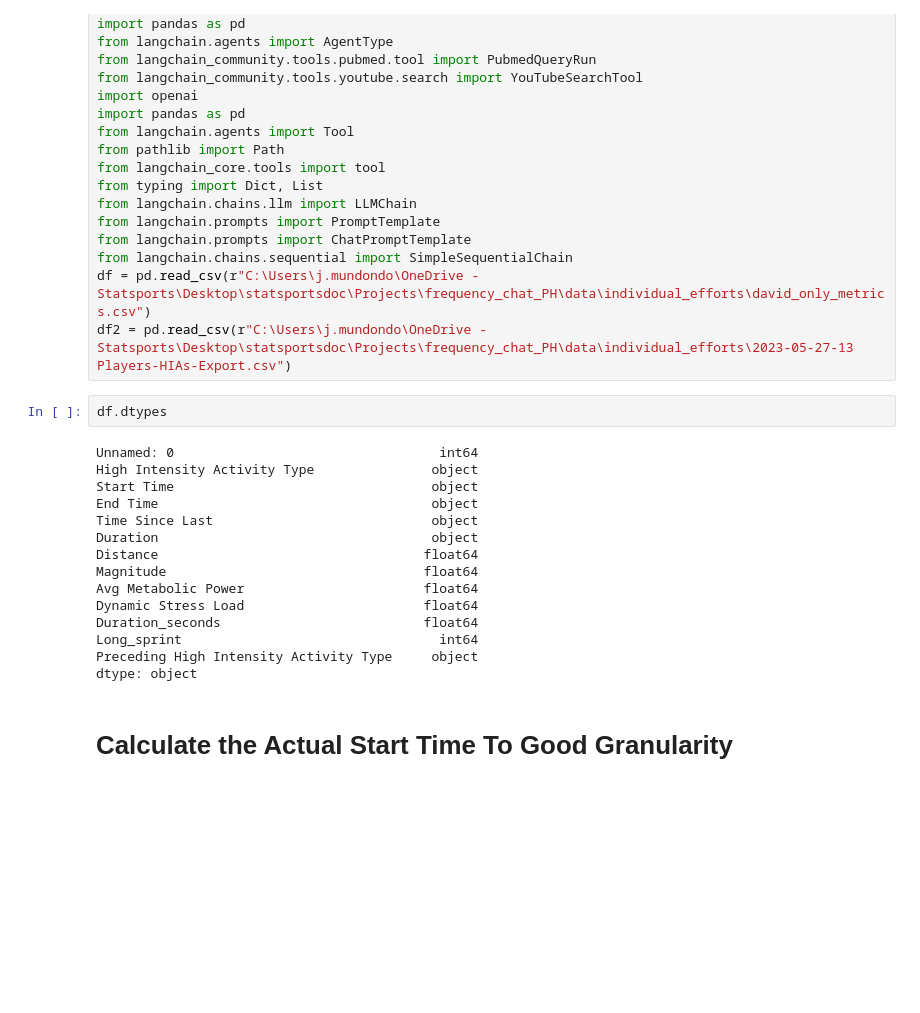
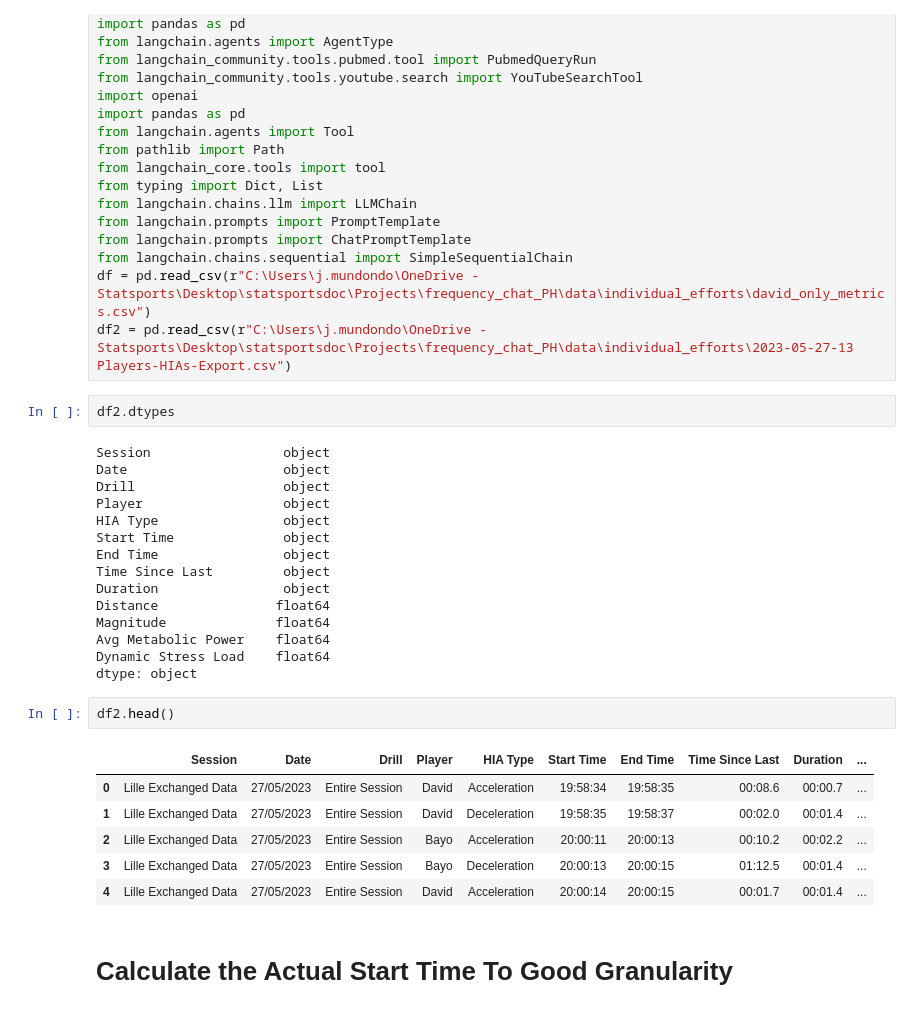
Before and after one commit to j-mundondo/football_data_chat, a Jupyter notebook: LLM/langchain_agent/langchain_function_development.ipynb, the cells around one changed output. Saved outputs shown, nothing was run; the diff lists cells and outputs as text; blank space fills up the shorter version.

```diff
--- a/LLM/langchain_agent/langchain_function_development.ipynb
+++ b/LLM/langchain_agent/langchain_function_development.ipynb
@@ -25,22 +25,31 @@ from langchain.chains.sequential import SimpleSequentialChain
 df = pd.read_csv(r"C:\Users\j.mundondo\OneDrive - Statsports\Desktop\statsportsdoc\Projects\frequency_chat_PH\data\individual_efforts\david_only_metrics.csv")
 df2 = pd.read_csv(r"C:\Users\j.mundondo\OneDrive - Statsports\Desktop\statsportsdoc\Projects\frequency_chat_PH\data\individual_efforts\2023-05-27-13 Players-HIAs-Export.csv")
 # %%
-df.dtypes
+df2.dtypes
 # %% [output]
-Unnamed: 0                                  int64
-High Intensity Activity Type               object
-Start Time                                 object
-End Time                                   object
-Time Since Last                            object
-Duration                                   object
-Distance                                  float64
-Magnitude                                 float64
-Avg Metabolic Power                       float64
-Dynamic Stress Load                       float64
-Duration_seconds                          float64
-Long_sprint                                 int64
-Preceding High Intensity Activity Type     object
+Session                 object
+Date                    object
+Drill                   object
+Player                  object
+HIA Type                object
+Start Time              object
+End Time                object
+Time Since Last         object
+Duration                object
+Distance               float64
+Magnitude              float64
+Avg Metabolic Power    float64
+Dynamic Stress Load    float64
 dtype: object
+# %%
+df2.head()
+# %% [output]
+|  | Session | Date | Drill | Player | HIA Type | Start Time | End Time | Time Since Last | Duration | ... |
+| 0 | Lille Exchanged Data | 27/05/2023 | Entire Session | David | Acceleration | 19:58:34 | 19:58:35 | 00:08.6 | 00:00.7 | ... |
+| 1 | Lille Exchanged Data | 27/05/2023 | Entire Session | David | Deceleration | 19:58:35 | 19:58:37 | 00:02.0 | 00:01.4 | ... |
+| 2 | Lille Exchanged Data | 27/05/2023 | Entire Session | Bayo | Acceleration | 20:00:11 | 20:00:13 | 00:10.2 | 00:02.2 | ... |
+| 3 | Lille Exchanged Data | 27/05/2023 | Entire Session | Bayo | Deceleration | 20:00:13 | 20:00:15 | 01:12.5 | 00:01.4 | ... |
+| 4 | Lille Exchanged Data | 27/05/2023 | Entire Session | David | Acceleration | 20:00:14 | 20:00:15 | 00:01.7 | 00:01.4 | ... |
 # %% [markdown]
 # Calculate the Actual Start Time To Good Granularity
 # %%
```
Also changed, not shown: parts of 2 cells of this notebook, 9 other files.
